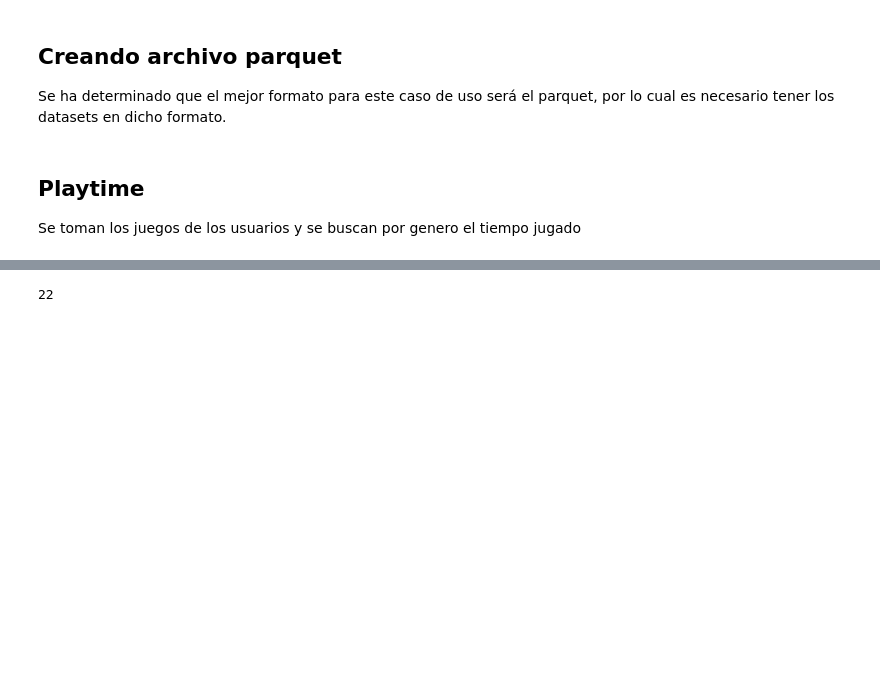
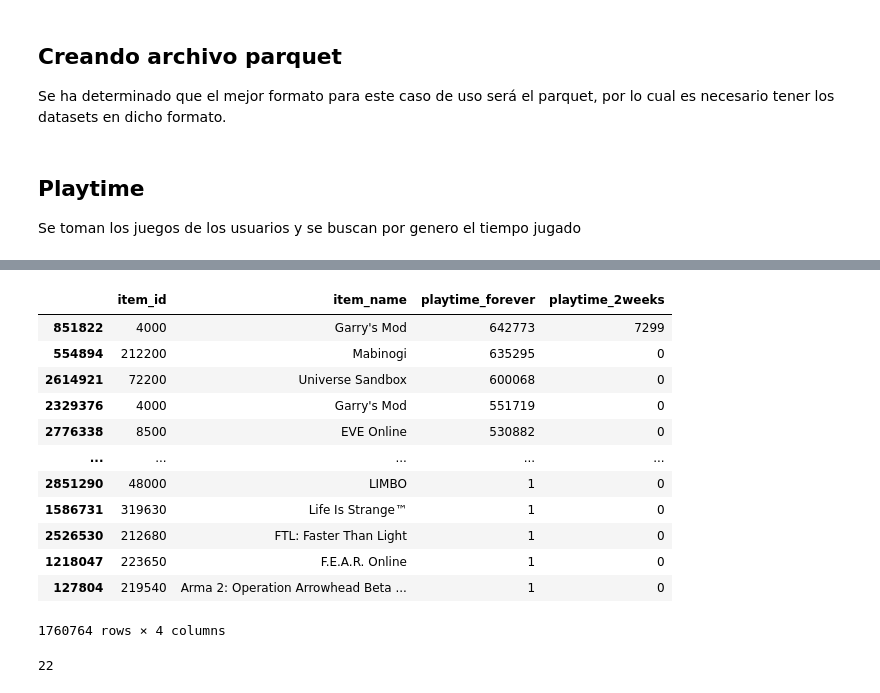
Before and after one commit to jaraycode/steam_games_mlops, a Jupyter notebook: ETL.ipynb, the cells around one changed output, grey strips where cells are left out. Drawn from its saved outputs; the diff is of its cells as text; code cells hidden in the pictures; blank space fills up the shorter version.

```diff
--- a/ETL.ipynb
+++ b/ETL.ipynb
@@ -332,3 +337,19 @@ items_for_all_users
+# %%
+items_for_all_users = items_for_all_users[items_for_all_users['playtime_forever'] != 0]
+# %% [output]
+|  | item_id | item_name | playtime_forever | playtime_2weeks |
+| 851822 | 4000 | Garry's Mod | 642773 | 7299 |
+| 554894 | 212200 | Mabinogi | 635295 | 0 |
+| 2614921 | 72200 | Universe Sandbox | 600068 | 0 |
+| 2329376 | 4000 | Garry's Mod | 551719 | 0 |
+| 2776338 | 8500 | EVE Online | 530882 | 0 |
+| ... | ... | ... | ... | ... |
+| 2851290 | 48000 | LIMBO | 1 | 0 |
+| 1586731 | 319630 | Life Is Strange™ | 1 | 0 |
+| 2526530 | 212680 | FTL: Faster Than Light | 1 | 0 |
+| 1218047 | 223650 | F.E.A.R. Online | 1 | 0 |
+| 127804 | 219540 | Arma 2: Operation Arrowhead Beta ... | 1 | 0 |
+1760764 rows × 4 columns
 # %%
 games['genres'] = games['genres'].apply(lambda x : ', '.join(x) if isinstance(x,list) else x)
 games['genres'] = games['genres'].str.split(', ')
```
Also changed, not shown: parts of 13 cells of this notebook, 4 other files.
